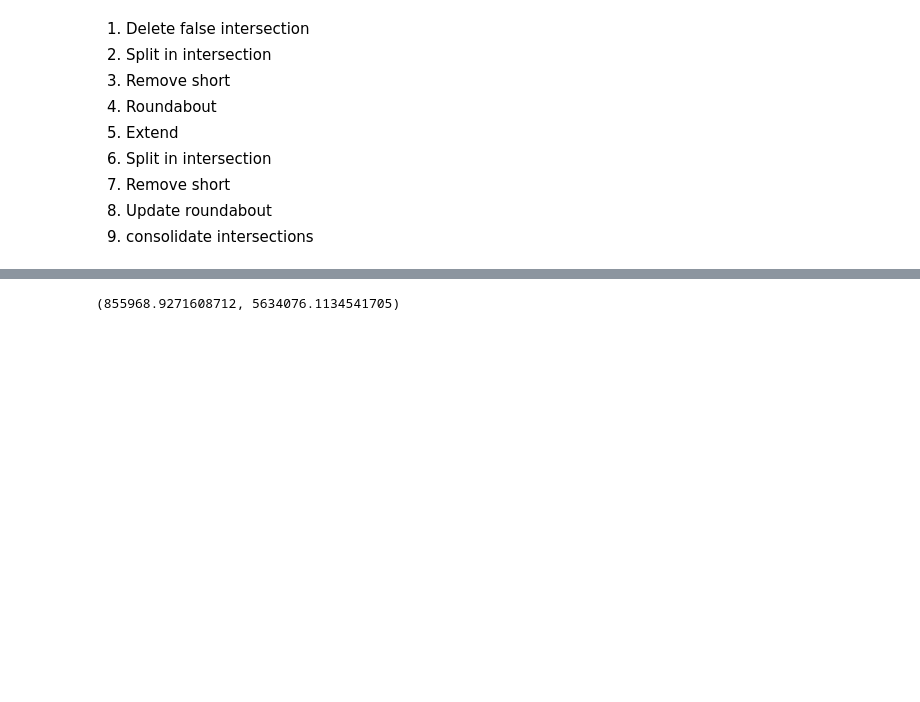
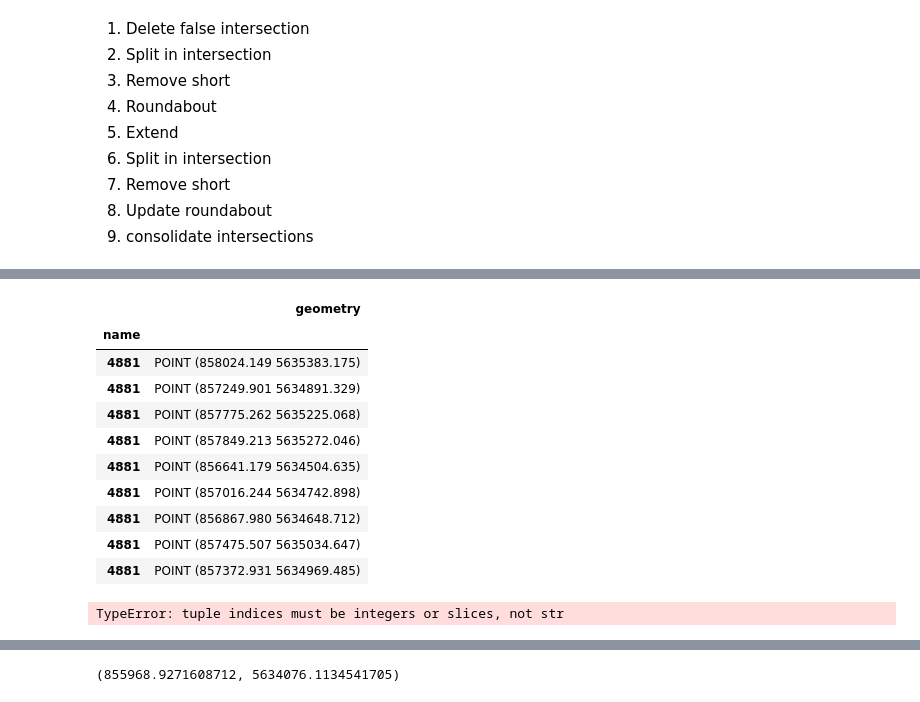
Before and after one commit to achic19/micro_walking, a Jupyter notebook: notebook/output/turin/data_from_osm.ipynb, the cells around one changed output, grey strips where cells are left out. Drawn from its saved outputs; the diff is of its cells as text; code cells hidden in the pictures; blank space fills up the shorter version.

```diff
--- a/notebook/output/turin/data_from_osm.ipynb
+++ b/notebook/output/turin/data_from_osm.ipynb
@@ -315,0 +367,14 @@ def find_intersection_points(row):
+# %%
+points
+# %% [output]
+|  | geometry |
+| name |  |
+| 4881 | POINT (858024.149 5635383.175) |
+| 4881 | POINT (857249.901 5634891.329) |
+| 4881 | POINT (857775.262 5635225.068) |
+| 4881 | POINT (857849.213 5635272.046) |
+| 4881 | POINT (856641.179 5634504.635) |
+| 4881 | POINT (857016.244 5634742.898) |
+| 4881 | POINT (856867.980 5634648.712) |
+| 4881 | POINT (857475.507 5635034.647) |
+| 4881 | POINT (857372.931 5634969.485) |
@@ -315,0 +397,10 @@ def find_intersection_points(row):
+# %%
+seg =[]
+for point in line_all_pnts.iterrows():
+    seg.append(point[1]['geometry'])
+    if point['is_split']:
+        segments.append(LineString(seg))
+        seg = [point[1]['geometry']]
+segments
+# %% [output]
+TypeError: tuple indices must be integers or slices, not str
```
Also changed, not shown: parts of 30 cells of this notebook.
